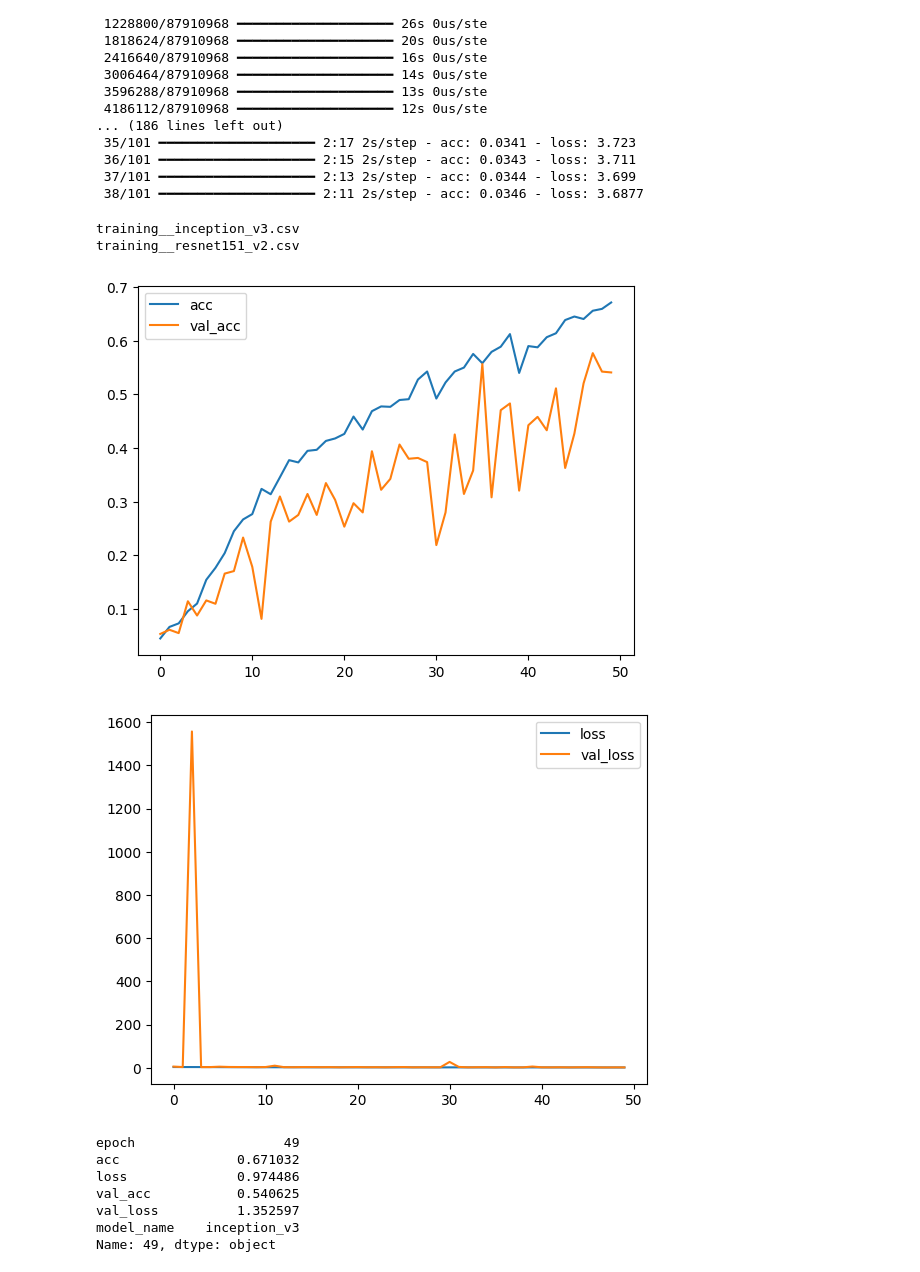
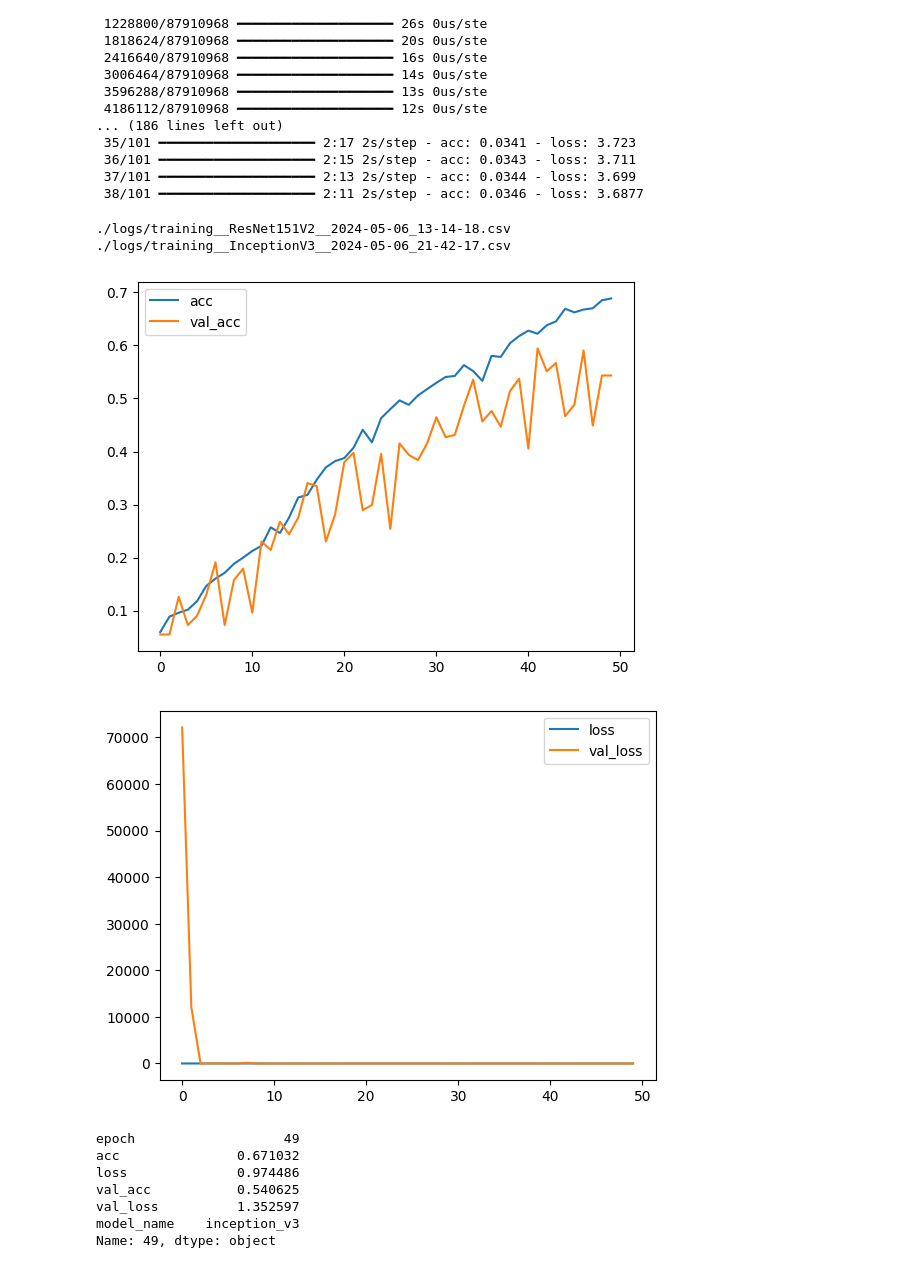
Before and after one commit to Stvchm9703/uts-deep-learning-tutoral-assignment, a Jupyter notebook: assignment-2/image-classification.ipynb, the cells around one changed output. Cells and saved outputs as stored; diff of their text form; code cells hidden in the pictures.

Commit message:
snap, for the image-classification result

```diff
--- a/assignment-2/image-classification.ipynb
+++ b/assignment-2/image-classification.ipynb
@@ -385,18 +455,18 @@ Downloading data from https://storage.googleapis.com/tensorflow/keras-applicatio
  37/101 ━━━━━━━━━━━━━━━━━━━━ 2:13 2s/step - acc: 0.0344 - loss: 3.699
  38/101 ━━━━━━━━━━━━━━━━━━━━ 2:11 2s/step - acc: 0.0346 - loss: 3.6877
 # %%
-def show_model_train_log(file_list):
+def show_model_train_log(file_list = None):
     import pandas as pd
     import glob
     import os
     import regex as re
     if not file_list:
-        model_name = ["resnet151_v2", "inception_v3"]
+        model_name = ["ResNet151V2", "InceptionV3"]
         model_data = pd.DataFrame()
         for mod in model_name:
             list_of_files = glob.glob(f"./logs/training__{mod}*.csv") # * means all if need specific format then *.csv
             latest_file = max(list_of_files, key=os.path.getctime)
-
+            print(latest_file)
             df = pd.read_csv(latest_file)
             df['model_name']=mod
 
@@ -437,18 +507,18 @@ def plot_acc_graph(df):
     plt.show()
 # %%
 # local
-df =  show_model_train_log(["training__inception_v3.csv", "training__resnet151_v2.csv"])
+df =  show_model_train_log()
+# df = show_model_train_log()
 # %% [output]
-training__inception_v3.csv
-training__resnet151_v2.csv
+./logs/training__ResNet151V2__2024-05-06_13-14-18.csv
+./logs/training__InceptionV3__2024-05-06_21-42-17.csv
 # %%
-inception_data = df[df["model_name"] == "inception_v3"]
-
+inception_data = df.query("model_name ==  'InceptionV3' | model_name == 'inception_v3' ")
 plot_acc_graph(inception_data)
 plot_loss_graph(inception_data)
 # %% [output]
-[figure, old version]
+[figure, new version]
-[figure, old version]
+[figure, new version]
 # %%
 df.iloc[inception_data['epoch'].idxmax()]
 # %% [output]
```
Also changed, not shown: parts of 6 cells of this notebook, 5 other files.
